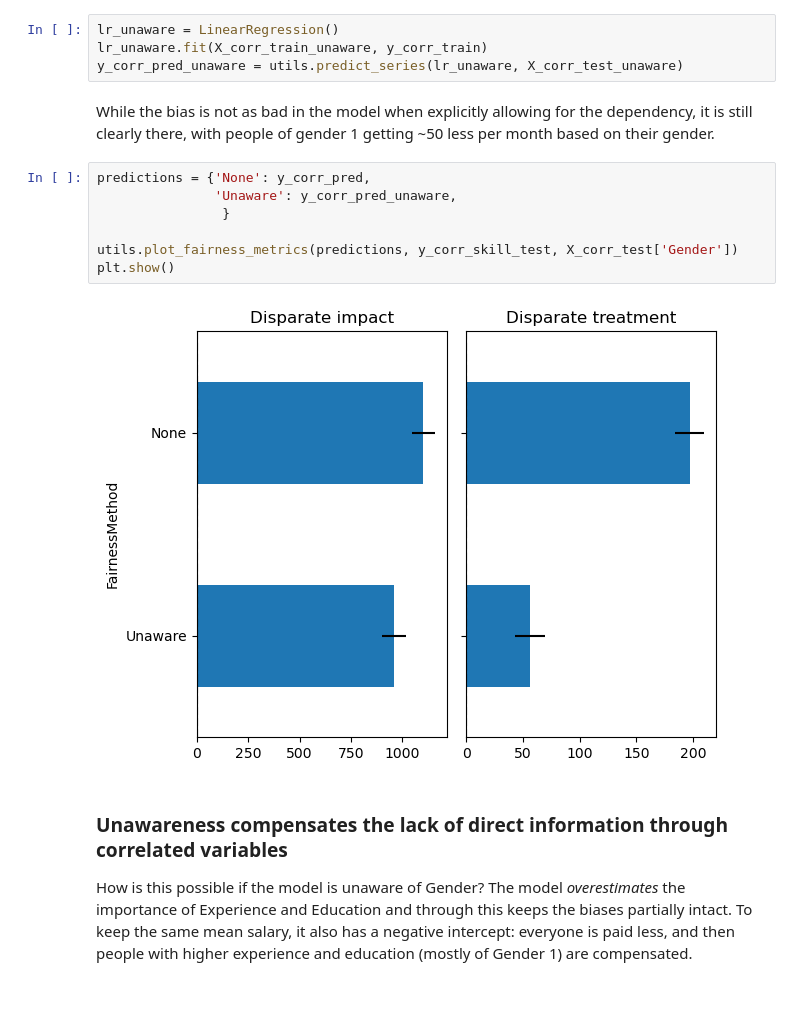
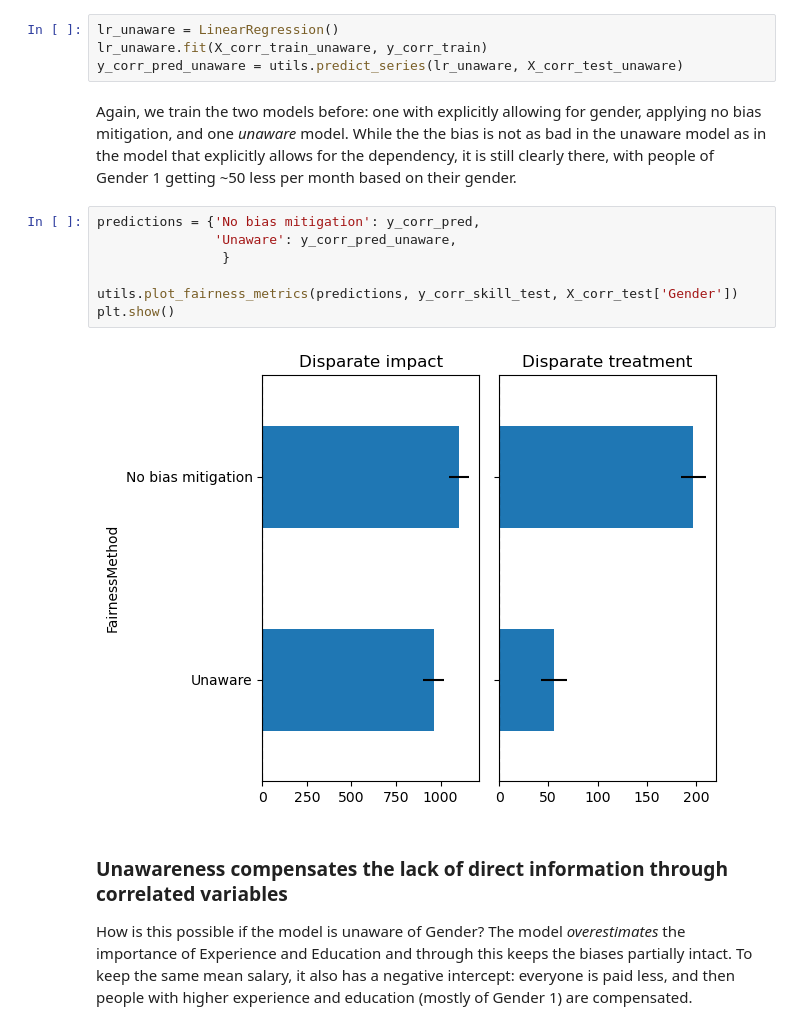
Before and after one commit to SjoerdCor/fairness, a Jupyter notebook: IntroducingTheIgnoringEstimator.ipynb, the cells around one changed output. Cells and saved outputs as stored; diff of their text form; blank space fills up the shorter version.

```diff
--- a/IntroducingTheIgnoringEstimator.ipynb
+++ b/IntroducingTheIgnoringEstimator.ipynb
@@ -236,16 +242,16 @@ lr_unaware = LinearRegression()
 lr_unaware.fit(X_corr_train_unaware, y_corr_train)
 y_corr_pred_unaware = utils.predict_series(lr_unaware, X_corr_test_unaware)
 # %% [markdown]
-While the bias is not as bad in the model when explicitly allowing for the dependency, it is still clearly there, with people of gender 1 getting ~50 less per month based on their gender.
+Again, we train the two models before: one with explicitly allowing for gender, applying no bias mitigation, and one _unaware_ model. While the the bias is not as bad in the unaware model as in the model that explicitly allows for the dependency, it is still clearly there, with people of Gender 1 getting ~50 less per month based on their gender.
 # %%
-predictions = {'None': y_corr_pred,
+predictions = {'No bias mitigation': y_corr_pred,
                'Unaware': y_corr_pred_unaware,
                 }
 
 utils.plot_fairness_metrics(predictions, y_corr_skill_test, X_corr_test['Gender'])
 plt.show()
 # %% [output]
-[figure, old version]
+[figure, new version]
 # %% [markdown]
 ### Unawareness compensates the lack of direct information through correlated variables
 How is this possible if the model is unaware of Gender? The model _overestimates_ the importance of Experience and Education and through this keeps the biases partially intact. To keep the same mean salary, it also has a negative intercept: everyone is paid less, and then people with higher experience and education (mostly of Gender 1) are compensated.
```
Also changed, not shown: parts of 32 cells of this notebook.
